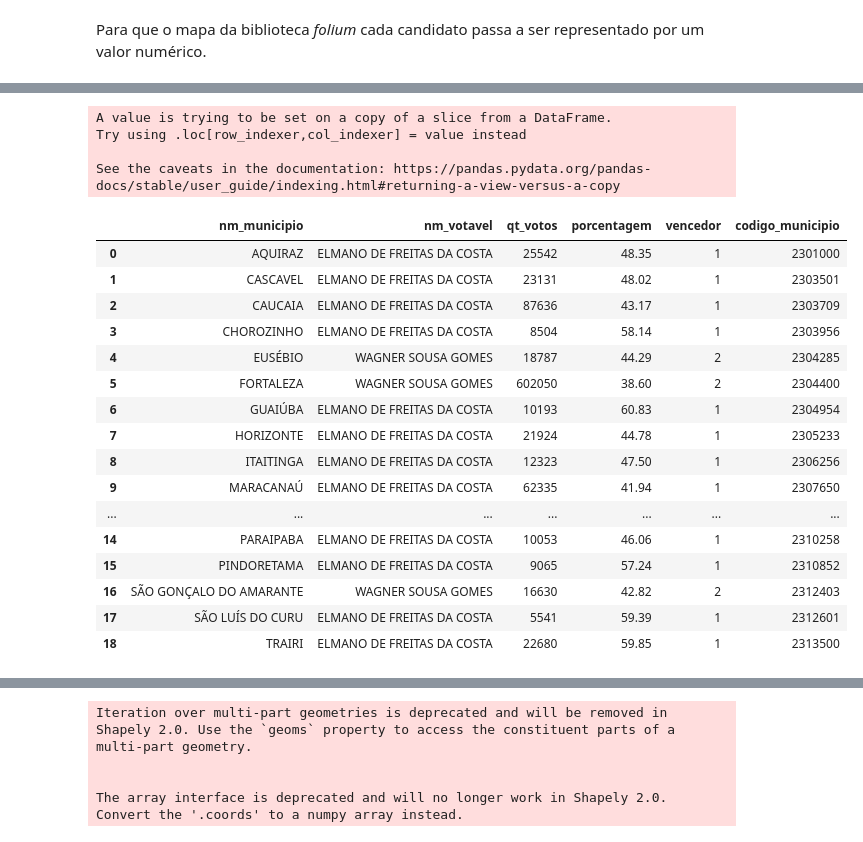
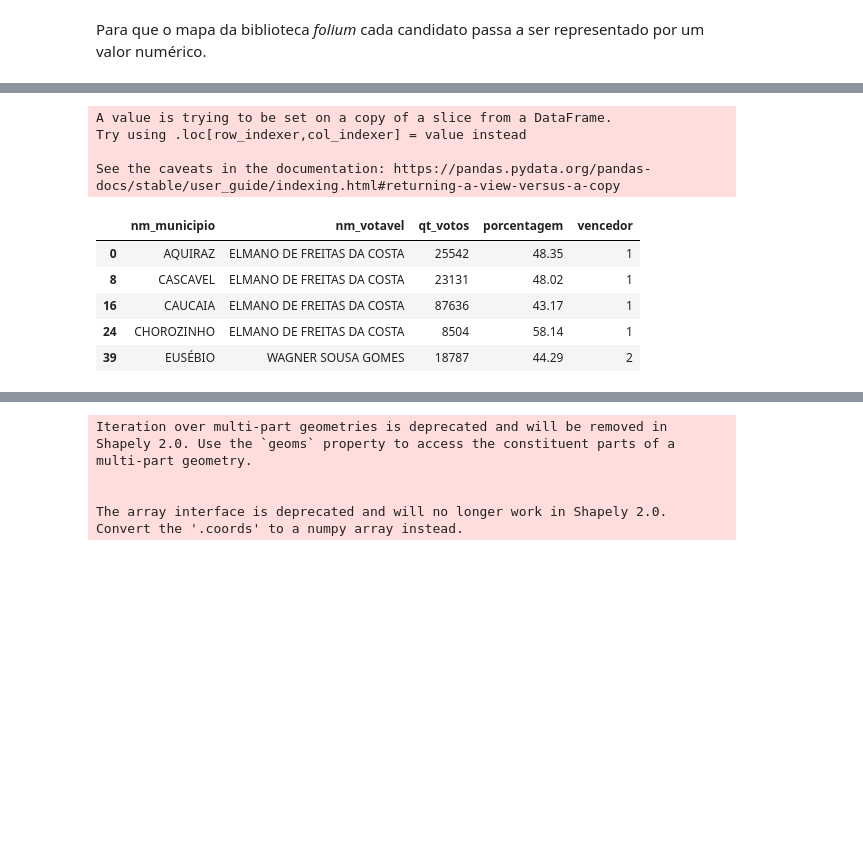
Before and after one commit to DamodaraBarbosa/clustering_municipios_eleicoes_2022_ceara, a Jupyter notebook: 05_data_analysis_eleicoes_ceara_2022.ipynb, the cells around one changed output, grey strips where cells are left out. Saved outputs shown, nothing was run; the diff lists cells and outputs as text; code cells hidden in the pictures; blank space fills up the shorter version.

```diff
--- a/05_data_analysis_eleicoes_ceara_2022.ipynb
+++ b/05_data_analysis_eleicoes_ceara_2022.ipynb
@@ -764,41 +759,23 @@ codigo_municipios_ceara.head(2)
 # %%
 # Instancia-se um dataframe que contém apenas o candidato vencedor no município.
 
 vencedor_regiao_metropolitana = votos_regiao_metropolitana.groupby('nm_municipio').head(1)
 
 # Utiliza-se a função lambda e define-se 1 para o candidato Elmano e 2 para o candidato Wagner:
 
 vencedor_regiao_metropolitana['vencedor'] = vencedor_regiao_metropolitana['nm_votavel'].apply(
     lambda x: 1 if x == 'ELMANO DE FREITAS DA COSTA' else 2
 )
 
-# O 'merge' é feito a fim de adicionar a informação dos códigos dos municípios:
-
-vencedor_regiao_metropolitana = pd.merge(
-    left= vencedor_regiao_metropolitana, right= codigo_municipios_ceara[['Nome_Município', 'Código Município Completo']],
-    how= 'left', left_on= 'nm_municipio', right_on= 'Nome_Município'
-).drop('Nome_Município', axis= 1).rename({'Código Município Completo': 'codigo_municipio'}, axis= 1) # elimina-se uma coluna e renomeia-se outra coluna.
-
-vencedor_regiao_metropolitana # visualiza-se o dataframe
+vencedor_regiao_metropolitana.head() # visualiza-se o dataframe
 # %% [output]
 A value is trying to be set on a copy of a slice from a DataFrame.
 Try using .loc[row_indexer,col_indexer] = value instead
 
 See the caveats in the documentation: https://pandas.pydata.org/pandas-docs/stable/user_guide/indexing.html#returning-a-view-versus-a-copy
-|  | nm_municipio | nm_votavel | qt_votos | porcentagem | vencedor | codigo_municipio |
-| 0 | AQUIRAZ | ELMANO DE FREITAS DA COSTA | 25542 | 48.35 | 1 | 2301000 |
-| 1 | CASCAVEL | ELMANO DE FREITAS DA COSTA | 23131 | 48.02 | 1 | 2303501 |
-| 2 | CAUCAIA | ELMANO DE FREITAS DA COSTA | 87636 | 43.17 | 1 | 2303709 |
-| 3 | CHOROZINHO | ELMANO DE FREITAS DA COSTA | 8504 | 58.14 | 1 | 2303956 |
-| 4 | EUSÉBIO | WAGNER SOUSA GOMES | 18787 | 44.29 | 2 | 2304285 |
-| 5 | FORTALEZA | WAGNER SOUSA GOMES | 602050 | 38.60 | 2 | 2304400 |
-| 6 | GUAIÚBA | ELMANO DE FREITAS DA COSTA | 10193 | 60.83 | 1 | 2304954 |
-| 7 | HORIZONTE | ELMANO DE FREITAS DA COSTA | 21924 | 44.78 | 1 | 2305233 |
-| 8 | ITAITINGA | ELMANO DE FREITAS DA COSTA | 12323 | 47.50 | 1 | 2306256 |
-| 9 | MARACANAÚ | ELMANO DE FREITAS DA COSTA | 62335 | 41.94 | 1 | 2307650 |
-| ... | ... | ... | ... | ... | ... | ... |
-| 14 | PARAIPABA | ELMANO DE FREITAS DA COSTA | 10053 | 46.06 | 1 | 2310258 |
-| 15 | PINDORETAMA | ELMANO DE FREITAS DA COSTA | 9065 | 57.24 | 1 | 2310852 |
-| 16 | SÃO GONÇALO DO AMARANTE | WAGNER SOUSA GOMES | 16630 | 42.82 | 2 | 2312403 |
-| 17 | SÃO LUÍS DO CURU | ELMANO DE FREITAS DA COSTA | 5541 | 59.39 | 1 | 2312601 |
-| 18 | TRAIRI | ELMANO DE FREITAS DA COSTA | 22680 | 59.85 | 1 | 2313500 |
+|  | nm_municipio | nm_votavel | qt_votos | porcentagem | vencedor |
+| 0 | AQUIRAZ | ELMANO DE FREITAS DA COSTA | 25542 | 48.35 | 1 |
+| 8 | CASCAVEL | ELMANO DE FREITAS DA COSTA | 23131 | 48.02 | 1 |
+| 16 | CAUCAIA | ELMANO DE FREITAS DA COSTA | 87636 | 43.17 | 1 |
+| 24 | CHOROZINHO | ELMANO DE FREITAS DA COSTA | 8504 | 58.14 | 1 |
+| 39 | EUSÉBIO | WAGNER SOUSA GOMES | 18787 | 44.29 | 2 |
```
Also changed, not shown: parts of 36 cells of this notebook.
